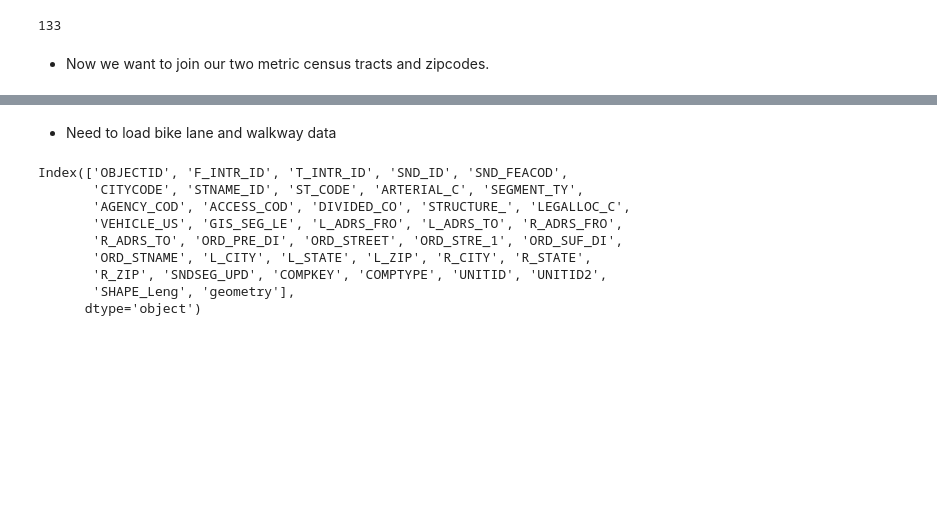
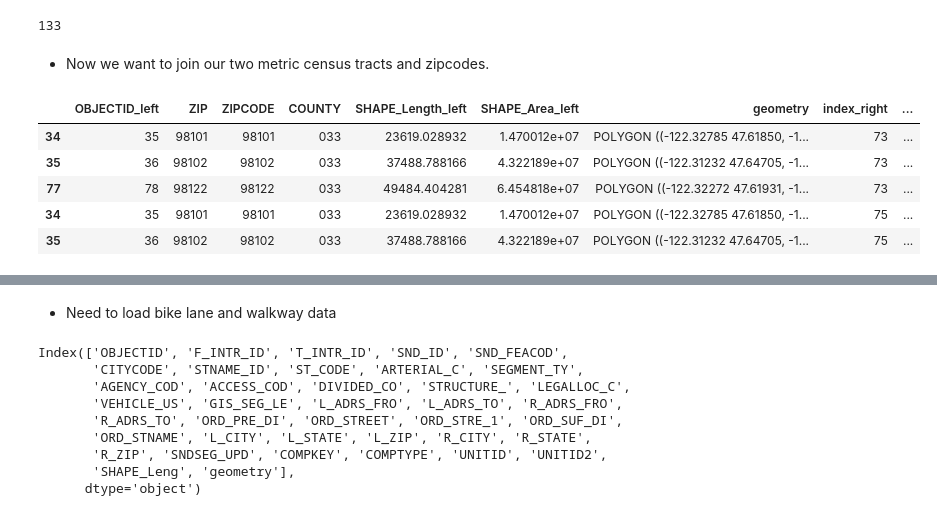
Before and after one commit to Greening-Seattle/Prediction, a Jupyter notebook: Importing_Bike_Lane.ipynb, the cells around one changed output, grey strips where cells are left out. Saved outputs shown, nothing was run; the diff lists cells and outputs as text; code cells hidden in the pictures; blank space fills up the shorter version.

```diff
--- a/Importing_Bike_Lane.ipynb
+++ b/Importing_Bike_Lane.ipynb
@@ -87,9 +81,14 @@ len(tracts) #Double check the two subtracted tracts
 - Now we want to join our two metric census tracts and zipcodes.
 # %%
 # Joins zip codes with census tracts
-ziptracts = gpd.sjoin(zips, tracts, op='overlaps')
-zip_cols = ['Zipcode', 'Tract', 'Area (ft^2)?_left', 'geometry']
-ziptracts = ziptracts[zip_cols]
-ziptracts.rename(columns={'Area (ft^2)?_left': 'Area (ft^2)?'}, inplace=True)
+ziptracts = gpd.sjoin(z, t, op='intersects')
+ziptracts.head()
+# %% [output]
+|  | OBJECTID_left | ZIP | ZIPCODE | COUNTY | SHAPE_Length_left | SHAPE_Area_left | geometry | index_right | ... |
+| 34 | 35 | 98101 | 98101 | 033 | 23619.028932 | 1.470012e+07 | POLYGON ((-122.32785 47.61850, -1... | 73 | ... |
+| 35 | 36 | 98102 | 98102 | 033 | 37488.788166 | 4.322189e+07 | POLYGON ((-122.31232 47.64705, -1... | 73 | ... |
+| 77 | 78 | 98122 | 98122 | 033 | 49484.404281 | 6.454818e+07 | POLYGON ((-122.32272 47.61931, -1... | 73 | ... |
+| 34 | 35 | 98101 | 98101 | 033 | 23619.028932 | 1.470012e+07 | POLYGON ((-122.32785 47.61850, -1... | 75 | ... |
+| 35 | 36 | 98102 | 98102 | 033 | 37488.788166 | 4.322189e+07 | POLYGON ((-122.31232 47.64705, -1... | 75 | ... |
 # %%
 # Defines x and y boundaries of area covered by tracts
```
Also changed, not shown: parts of 21 cells of this notebook.
